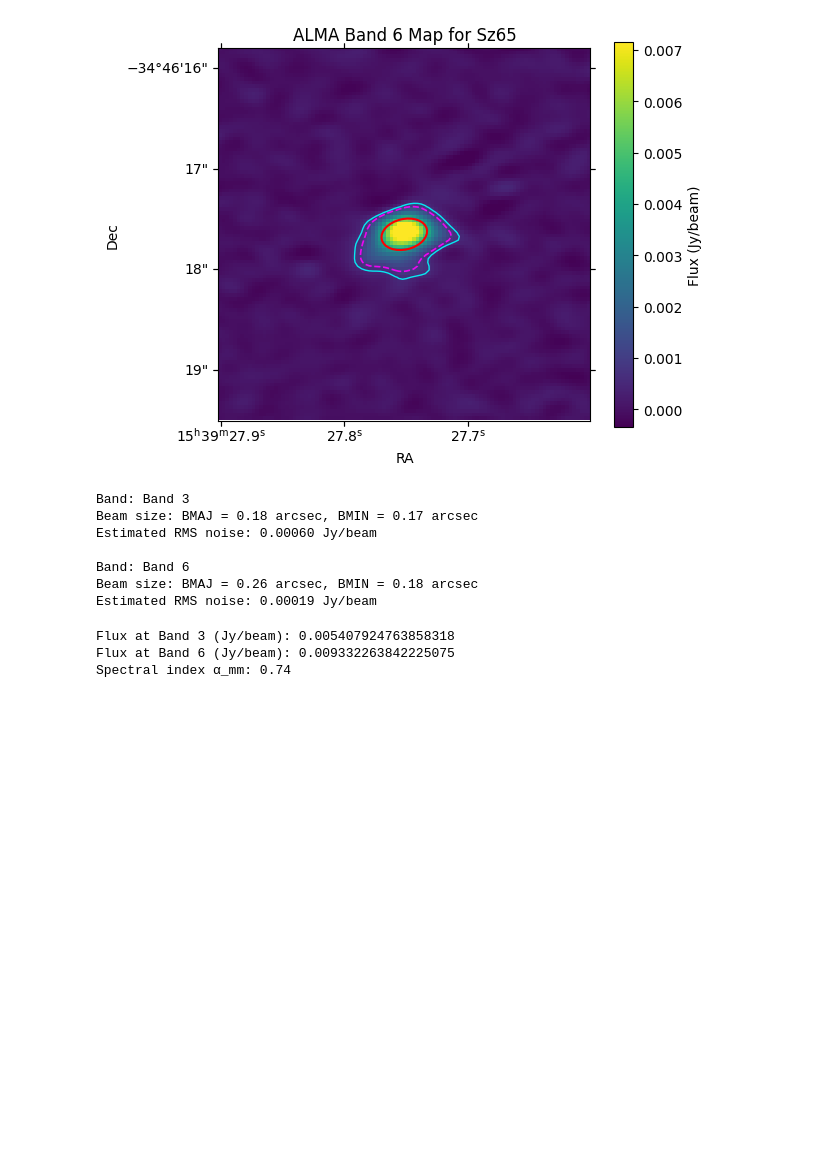
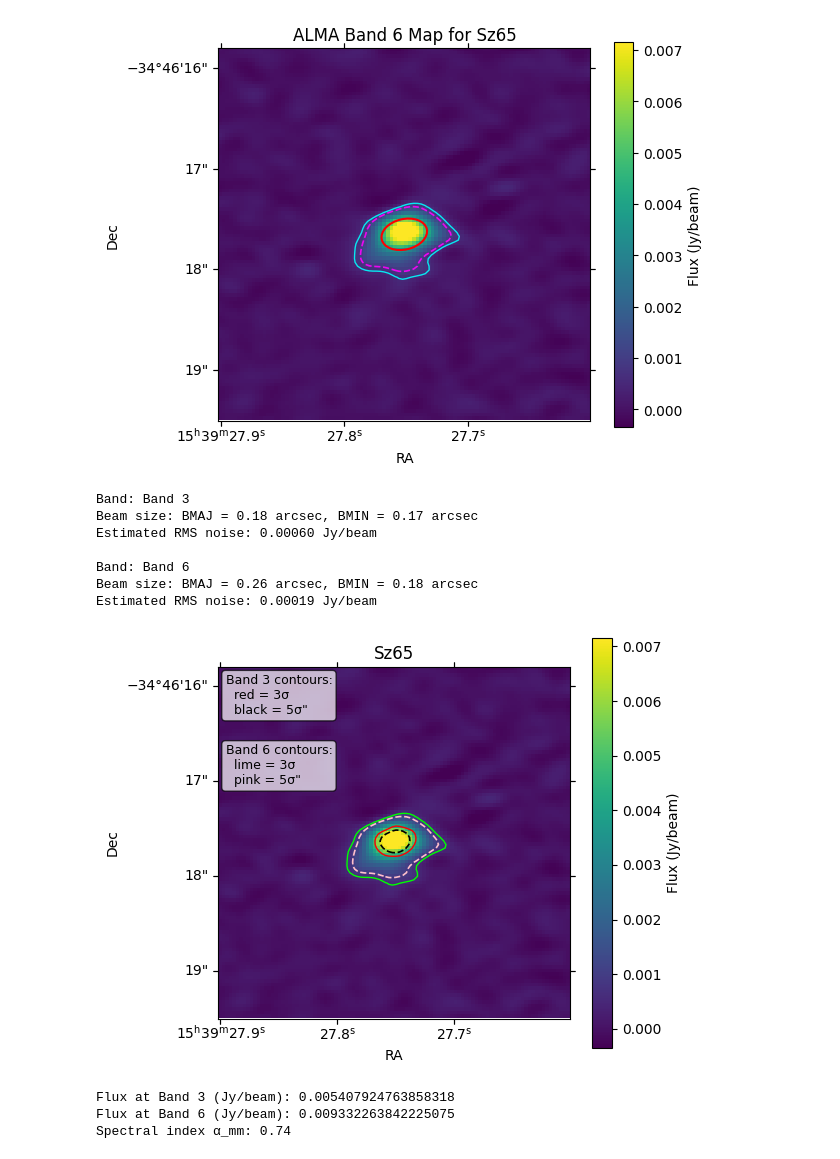
Before and after one commit to Maitri-Patel-23/HH212_ALMA_Continuum_Analysis, a Jupyter notebook: Sz65.ipynb, the cells around one changed output. Saved outputs shown, nothing was run; the diff lists cells and outputs as text; code cells hidden in the pictures; blank space fills up the shorter version.

```diff
--- a/Sz65.ipynb
+++ b/Sz65.ipynb
@@ -349,35 +349,36 @@ ax.contour(zoom_band3, levels=[5*rms_band3], colors='black', linewidths=1.2, lin
 ax.contour(zoom_band6, levels=[3*rms_band6], colors='lime', linewidths=1.0, linestyles='solid')
 ax.contour(zoom_band6, levels=[5*rms_band6], colors='pink', linewidths=1.2, linestyles='dashed')
 
 # --- Labels ---
 plt.xlabel('RA')
 plt.ylabel('Dec')
-plt.title("ALMA Band 6 Image with Band 3 & Band 6 Contours\nfor Sz65")
+plt.title("Sz65")
 
 # Colorbar
 plt.colorbar(im, ax=ax, label='Flux (Jy/beam)')
 
 # --- Text Annotations ---
 text_props = dict(boxstyle='round', facecolor='white', alpha=0.7)
 
 ax.text(0.02, 0.98,
         f"Band 3 contours:\n  red = 3σ \n  black = 5σ\"",
         transform=ax.transAxes, fontsize=9, verticalalignment='top', color='black', bbox=text_props)
 
-ax.text(0.02, 0.88,
+ax.text(0.02, 0.78,
         f"Band 6 contours:\n  lime = 3σ \n  pink = 5σ\"",
         transform=ax.transAxes, fontsize=9, verticalalignment='top', color='black', bbox=text_props)
 
 plt.tight_layout()
 plt.show()
 # %% [output]
 Band: Band 3
 Beam size: BMAJ = 0.18 arcsec, BMIN = 0.17 arcsec
 Estimated RMS noise: 0.00060 Jy/beam
 
 Band: Band 6
 Beam size: BMAJ = 0.26 arcsec, BMIN = 0.18 arcsec
 Estimated RMS noise: 0.00019 Jy/beam
+[figure, added]
 # %%
 #------- Spectral Index Calculation ----------
 # The spectral index tells us how the brightness (flux) of an object changes with frequency
```
